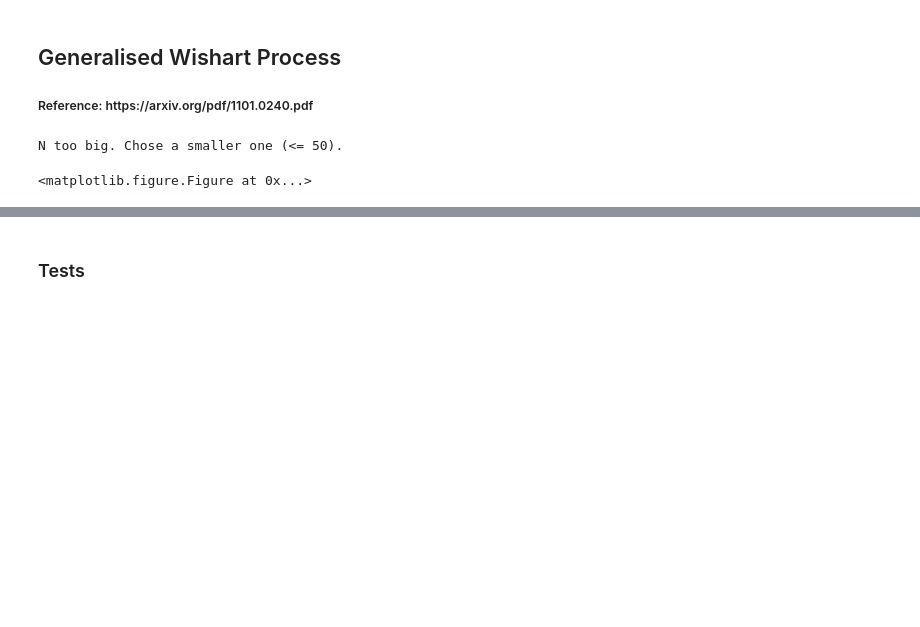
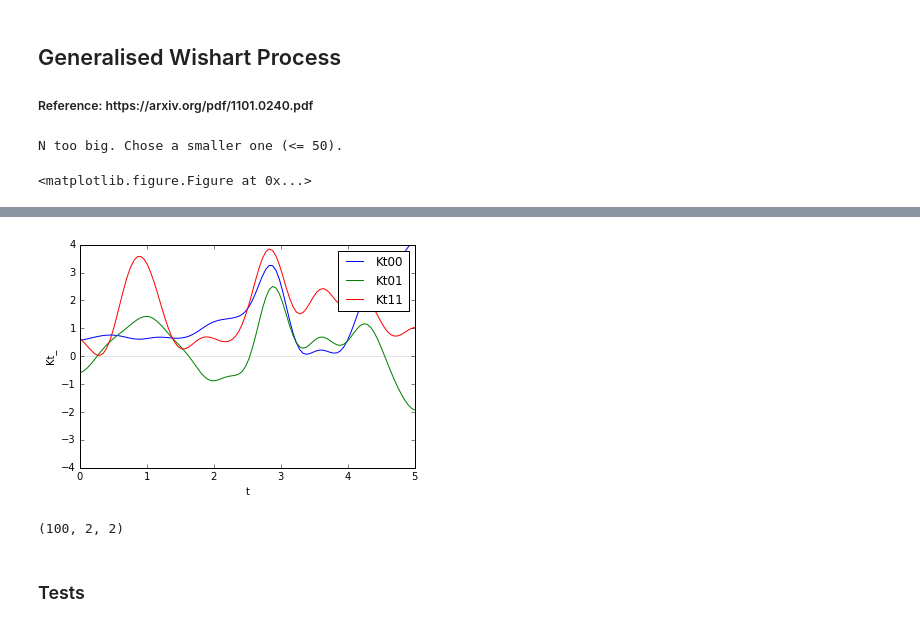
Before and after one commit to zhouhy2333/wishartProcess, a Jupyter notebook: wishartProcessFirst.ipynb, the cells around one changed output, grey strips where cells are left out. Cells and saved outputs as stored; diff of their text form; code cells hidden in the pictures; blank space fills up the shorter version.

```diff
--- a/wishartProcessFirst.ipynb
+++ b/wishartProcessFirst.ipynb
@@ -145,3 +145,21 @@ anim.save('animation.mp4')
+# %%
+#plot Kt
+fig = plt.figure()
+plt.plot(t, Kt[:,0,0], label="Kt00")
+plt.plot(t, Kt[:,0,1], label="Kt01")
+plt.plot(t, Kt[:,1,1], label="Kt11")
+plt.hlines(0, 0, 5, alpha=0.1)
+plt.legend()
+plt.xlabel('t')
+plt.ylabel('Kt_')
+plt.ylim([-4,4])
+plt.show()
+# %% [output]
+[figure, added]
+# %%
+Kt.shape
+# %% [output]
+(100, 2, 2)
 # %% [markdown]
 <h3>Tests</h3>
 # %%
```
Also changed, not shown: parts of 4 cells of this notebook.
